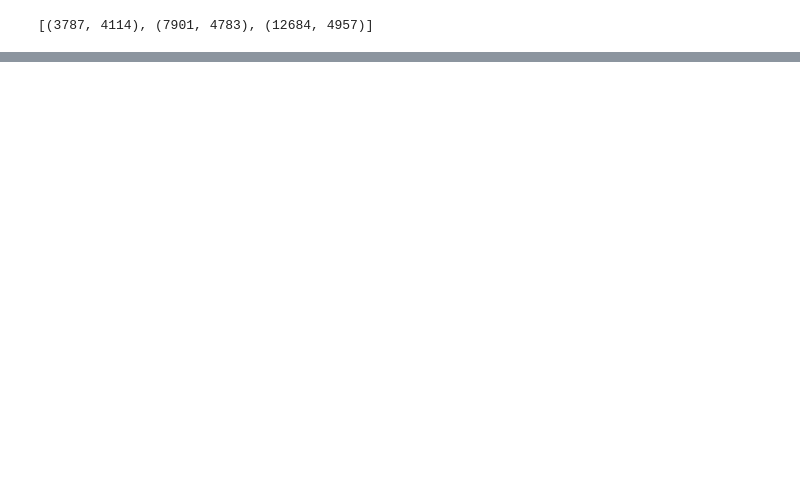
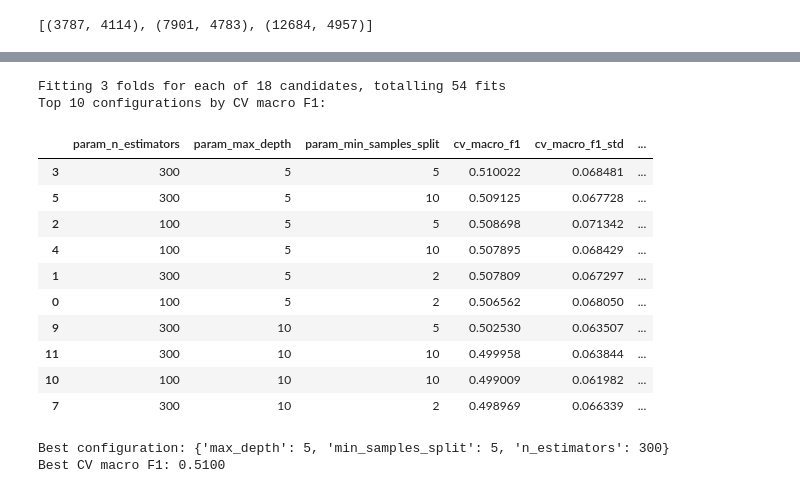
Before and after one commit to ucabeaz/ML_Coursework, a Jupyter notebook: RF Classification.ipynb, the cells around one changed output, grey strips where cells are left out. Drawn from its saved outputs; the diff is of its cells as text; code cells hidden in the pictures; blank space fills up the shorter version.

```diff
--- a/RF Classification.ipynb
+++ b/RF Classification.ipynb
@@ -118,0 +107,52 @@ KeyboardInterrupt:
+# %%
+# Same hyperparameter grid as the RF regression model (Table III in the report).
+param_grid = {
+    'n_estimators': [100, 300],
+    'max_depth': [5, 10, None],
+    'min_samples_split': [2, 5, 10],
+}
+
+grid_search = GridSearchCV(
+    RandomForestClassifier(
+        class_weight='balanced',
+        random_state=RANDOM_STATE,
+        n_jobs=-1,
+    ),
+    param_grid,
+    cv=cv_splits,
+    scoring='f1_macro',
+    refit=False,
+    verbose=1,
+)
+grid_search.fit(X_train, y_train)
+
+# Display top 10 configurations.
+cv_results = pd.DataFrame(grid_search.cv_results_).sort_values('rank_test_score')
+display_cols = [
+    'param_n_estimators', 'param_max_depth', 'param_min_samples_split',
+    'mean_test_score', 'std_test_score', 'rank_test_score',
+]
+cv_top = cv_results[display_cols].head(10).copy()
+cv_top = cv_top.rename(columns={'mean_test_score': 'cv_macro_f1', 'std_test_score': 'cv_macro_f1_std'})
+print('Top 10 configurations by CV macro F1:')
+display(cv_top)
+
+best_params = grid_search.best_params_.copy()
+print(f'\nBest configuration: {best_params}')
+print(f'Best CV macro F1: {grid_search.best_score_:.4f}')
+# %% [output]
+Fitting 3 folds for each of 18 candidates, totalling 54 fits
+Top 10 configurations by CV macro F1:
+|  | param_n_estimators | param_max_depth | param_min_samples_split | cv_macro_f1 | cv_macro_f1_std | ... |
+| 3 | 300 | 5 | 5 | 0.510022 | 0.068481 | ... |
+| 5 | 300 | 5 | 10 | 0.509125 | 0.067728 | ... |
+| 2 | 100 | 5 | 5 | 0.508698 | 0.071342 | ... |
+| 4 | 100 | 5 | 10 | 0.507895 | 0.068429 | ... |
+| 1 | 300 | 5 | 2 | 0.507809 | 0.067297 | ... |
+| 0 | 100 | 5 | 2 | 0.506562 | 0.068050 | ... |
+| 9 | 300 | 10 | 5 | 0.502530 | 0.063507 | ... |
+| 11 | 300 | 10 | 10 | 0.499958 | 0.063844 | ... |
+| 10 | 100 | 10 | 10 | 0.499009 | 0.061982 | ... |
+| 7 | 300 | 10 | 2 | 0.498969 | 0.066339 | ... |
+Best configuration: {'max_depth': 5, 'min_samples_split': 5, 'n_estimators': 300}
+Best CV macro F1: 0.5100
```
Also changed, not shown: parts of 17 cells of this notebook.
